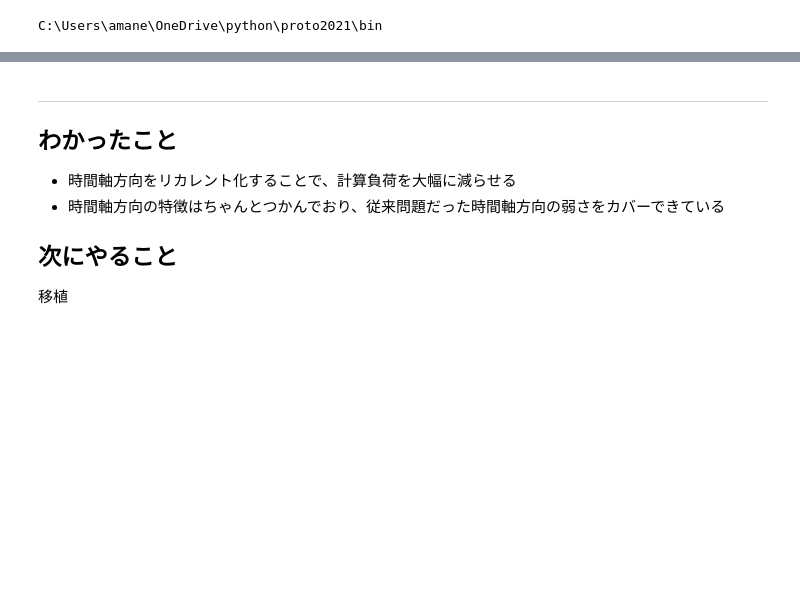
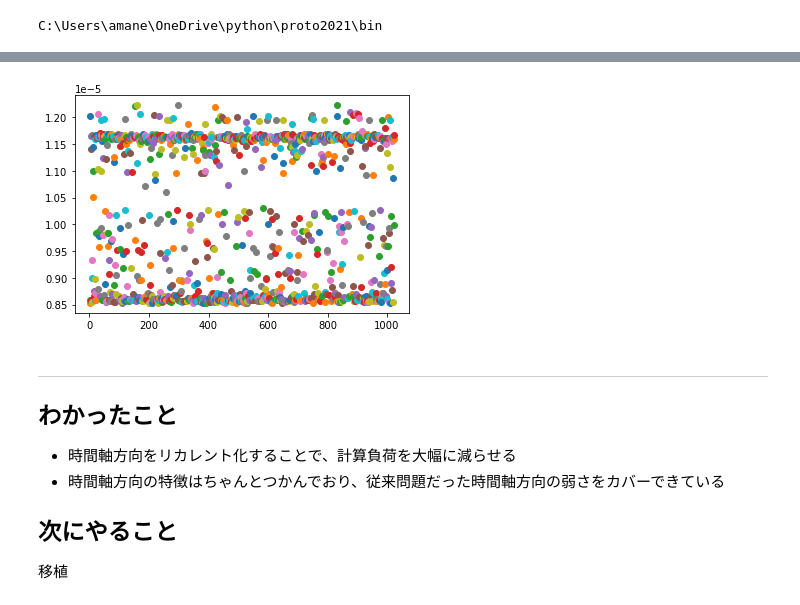
Before and after one commit to pianist-danna/proto2021, a Jupyter notebook: memos/20210103_実データを用いたRNNチューニング.ipynb, the cells around one changed output, grey strips where cells are left out. Drawn from its saved outputs; the diff is of its cells as text; code cells hidden in the pictures; blank space fills up the shorter version.

```diff
--- a/memos/20210103_実データを用いたRNNチューニング.ipynb
+++ b/memos/20210103_実データを用いたRNNチューニング.ipynb
@@ -301,3 +215,9 @@ for i in range(20):
+# %%
+for i in range(len(mse)):
+    plt.scatter(i+1,mse[i])
+plt.show()
+# %% [output]
+[figure, added]
 # %% [markdown]
 ---
 
```
Also changed, not shown: parts of 11 cells of this notebook, 3 other files.
